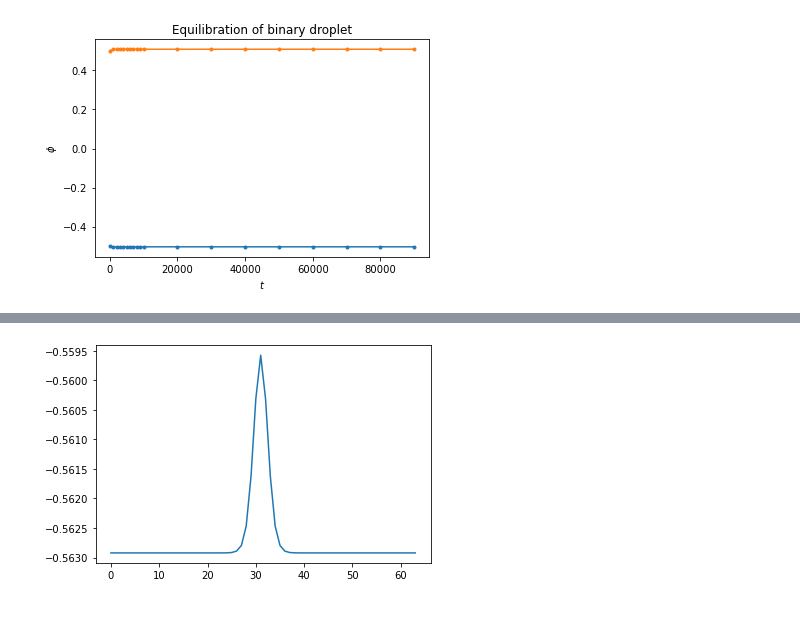
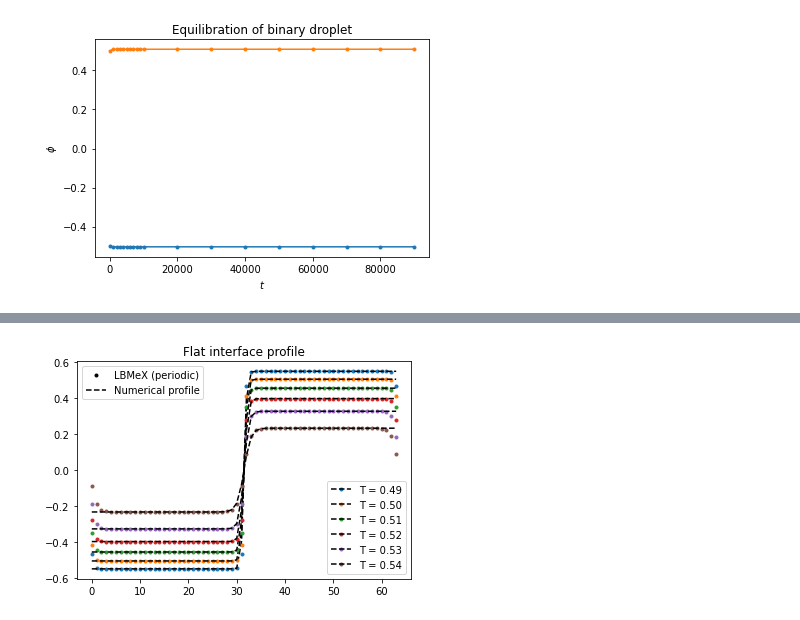
Before and after one commit to AMReX-FHD/LBMeX, a Jupyter notebook: GuidedTutorials/LBM/binary/Visualization.ipynb, the cells around one changed output, grey strips where cells are left out. Cells and saved outputs as stored; diff of their text form; code cells hidden in the pictures.

```diff
--- a/GuidedTutorials/LBM/binary/Visualization.ipynb
+++ b/GuidedTutorials/LBM/binary/Visualization.ipynb
@@ -203,7 +208,20 @@ plt.show()
-# %%
-_, C1 = profile(kappa)
-f = free_energy(C1, kappa)
-plt.plot(f)
-plt.show()
-# %% [output]
-[figure, removed]
+# %%
+plots = []
+for T in Ts:
+    ts = yt.load('flat_interface/T_{:.2f}/plt*'.format(T))
+    ds = ts[-1]
+    phi = np.array(yt.LineBuffer(ds, (0,0,0), (1,0,0), 64)['phi'])
+    sim, = plt.plot(phi[::-1], '.', label='LBMeX (periodic)')
+    x, sol = profile(kappa=0.01, T=T)
+    phi = sol(x)[0]
+    num, = plt.plot(phi, 'k--', label='Numerical profile')
+    plots.append((sim,num))
+leg = plt.legend(handles=[sim,num], loc='upper left')
+leg.legendHandles[0].set_color('k')
+leg.legendHandles[1].set_color('k')
+plt.legend(plots, ['T = %.2f'%T for T in  Ts], loc='lower right')
+plt.gca().add_artist(leg)
+plt.title('Flat interface profile')
+plt.show()
+# %% [output]
+[figure, added]
```
Also changed, not shown: parts of 7 cells of this notebook.
